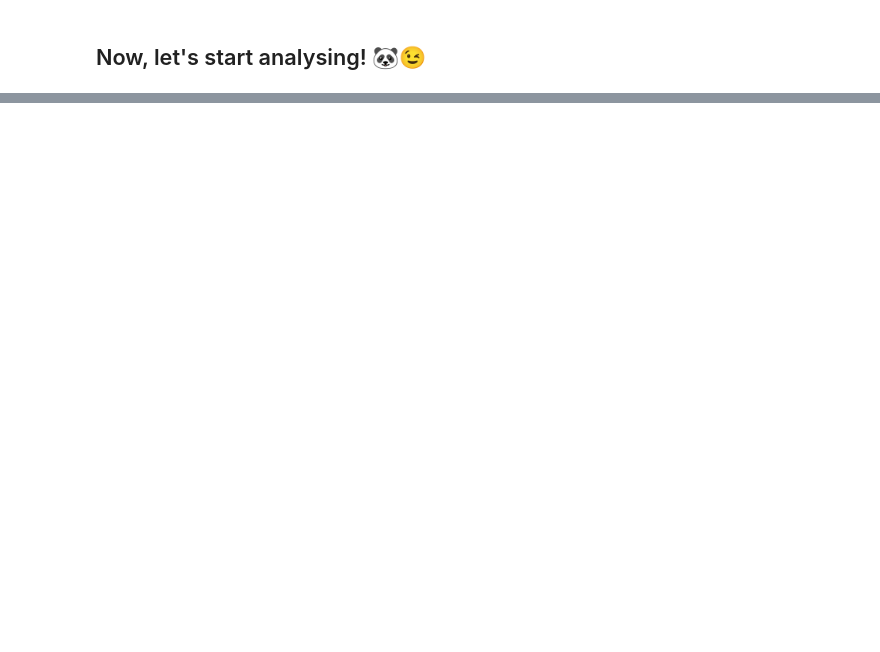
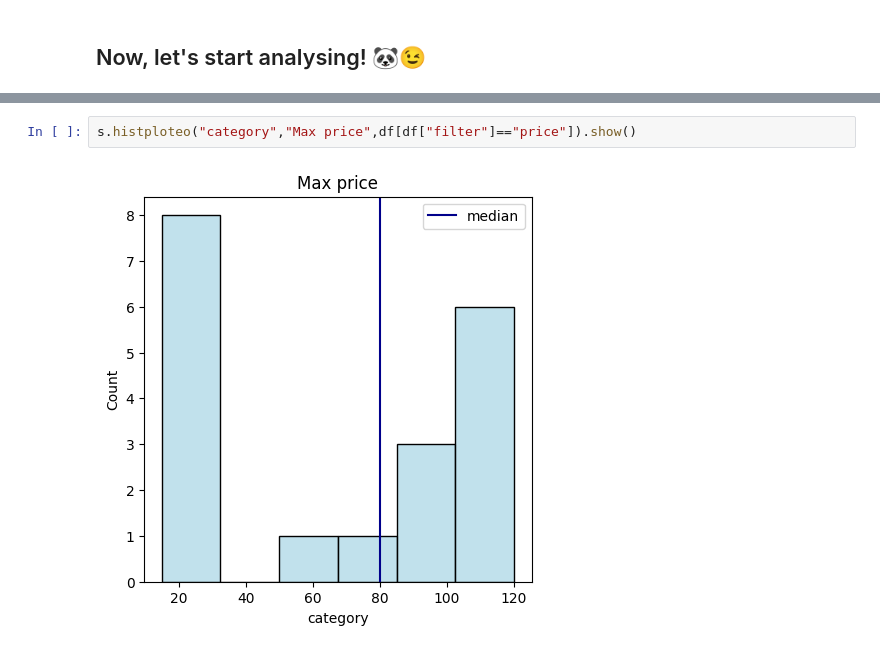
Before and after one commit to julistary/Madplanner-, a Jupyter notebook: estadisticas.ipynb, the cells around one changed output, grey strips where cells are left out. Saved outputs shown, nothing was run; the diff lists cells and outputs as text; blank space fills up the shorter version.

```diff
--- a/estadisticas.ipynb
+++ b/estadisticas.ipynb
@@ -136,0 +62,4 @@ df.sample(10)
+# %%
+s.histploteo("category","Max price",df[df["filter"]=="price"]).show()
+# %% [output]
+[figure, added]
```
Also changed, not shown: parts of 42 cells of this notebook, 6 other files.
